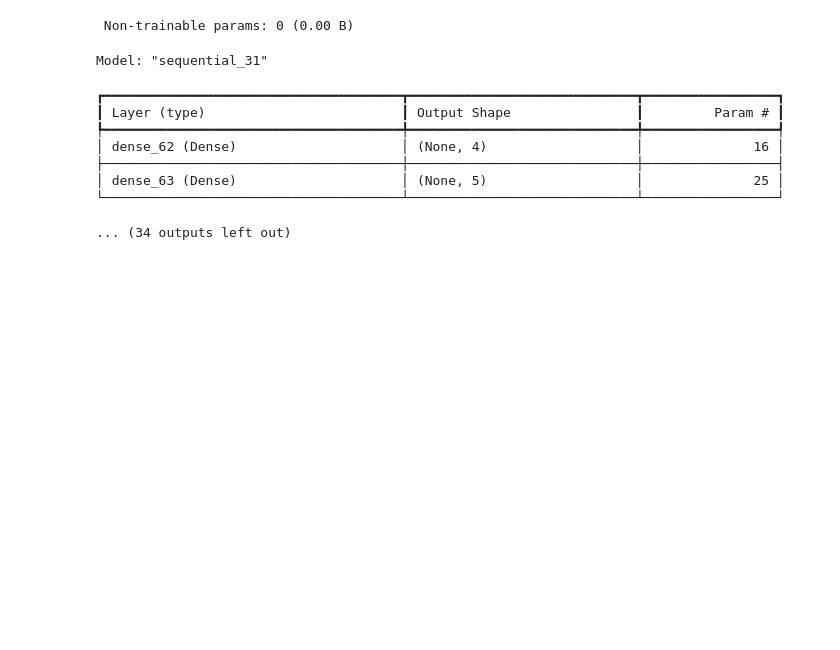
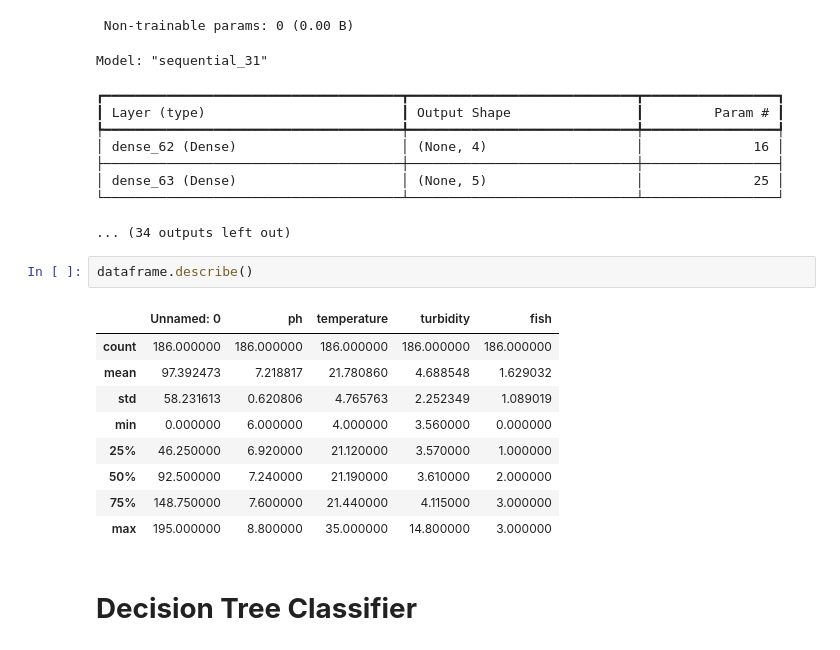
Before and after one commit to vvrgit/Aquaculture, a Jupyter notebook: Aquaculture_DNN_Spec.ipynb, the cells around one changed output. Cells and saved outputs as stored; diff of their text form; blank space fills up the shorter version.

```diff
--- a/Aquaculture_DNN_Spec.ipynb
+++ b/Aquaculture_DNN_Spec.ipynb
@@ -940,3 +946,17 @@ Model: "sequential_31"
 │ dense_63 (Dense)                     │ (None, 5)                   │              25 │
 └──────────────────────────────────────┴─────────────────────────────┴─────────────────┘
 ... (34 outputs left out)
+# %%
+dataframe.describe()
+# %% [output]
+|  | Unnamed: 0 | ph | temperature | turbidity | fish |
+| count | 186.000000 | 186.000000 | 186.000000 | 186.000000 | 186.000000 |
+| mean | 97.392473 | 7.218817 | 21.780860 | 4.688548 | 1.629032 |
+| std | 58.231613 | 0.620806 | 4.765763 | 2.252349 | 1.089019 |
+| min | 0.000000 | 6.000000 | 4.000000 | 3.560000 | 0.000000 |
+| 25% | 46.250000 | 6.920000 | 21.120000 | 3.570000 | 1.000000 |
+| 50% | 92.500000 | 7.240000 | 21.190000 | 3.610000 | 2.000000 |
+| 75% | 148.750000 | 7.600000 | 21.440000 | 4.115000 | 3.000000 |
+| max | 195.000000 | 8.800000 | 35.000000 | 14.800000 | 3.000000 |
+# %% [markdown]
+# **Decision Tree Classifier**
```
Also changed, not shown: parts of 22 cells of this notebook.
